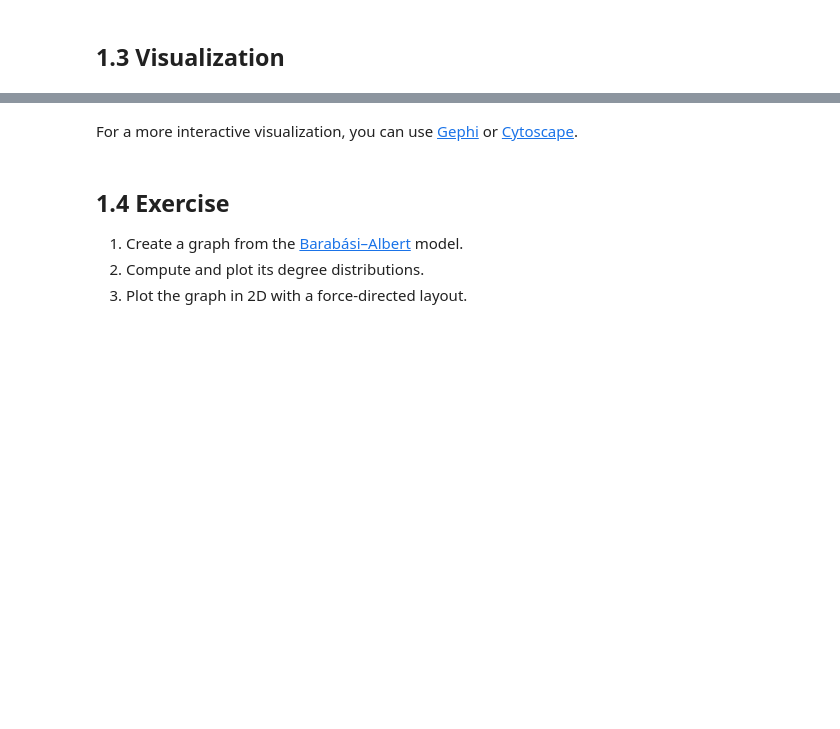
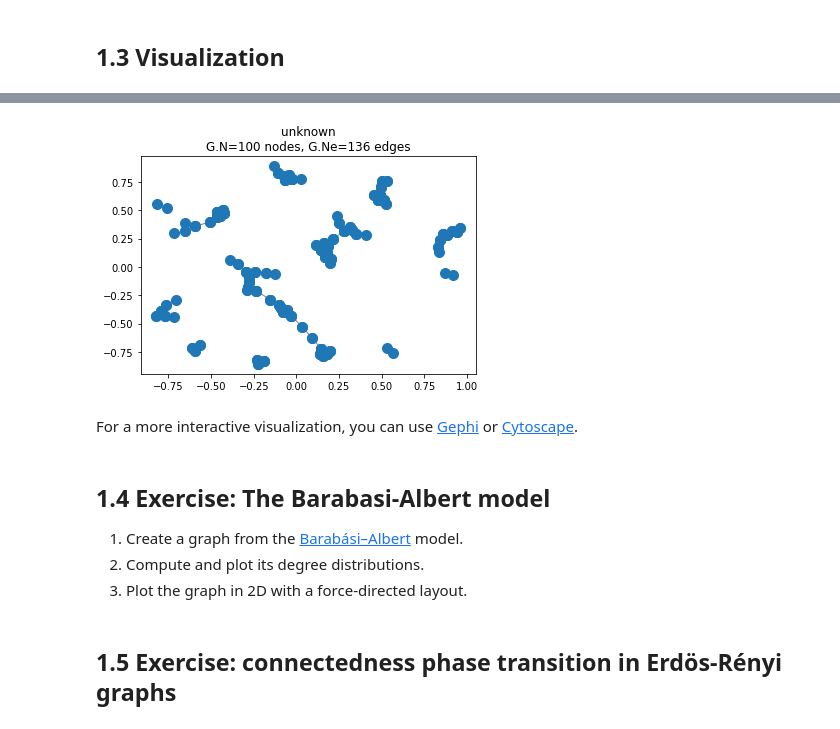
Before and after one commit to mdeff/pygsp_tutorial_graphsip, a Jupyter notebook: notebooks/01_graphs.ipynb, the cells around one changed output, grey strips where cells are left out. Saved outputs shown, nothing was run; the diff lists cells and outputs as text; code cells hidden in the pictures; blank space fills up the shorter version.

```diff
--- a/notebooks/01_graphs.ipynb
+++ b/notebooks/01_graphs.ipynb
@@ -97,10 +140,18 @@ G.plot()
+# %%
+G2 = graphs.Graph(G.W)
+G2.set_coordinates(kind='spring') #here with a spring based algorithm
+G2.plot()
+# %% [output]
+[figure, added]
 # %% [markdown]
 For a more interactive visualization, you can use [Gephi](https://gephi.org/) or [Cytoscape](http://www.cytoscape.org/).
 # %% [markdown]
-## 1.4 Exercise
+## 1.4 Exercise: The Barabasi-Albert model
 
 1. Create a graph from the [Barabási–Albert](https://en.wikipedia.org/wiki/Barab%C3%A1si%E2%80%93Albert_model) model.
 2. Compute and plot its degree distributions.
 3. Plot the graph in 2D with a force-directed layout.
 # %%
 # Your code here.
+# %% [markdown]
+## 1.5 Exercise: connectedness phase transition in Erdös-Rényi graphs
```
Also changed, not shown: parts of 24 cells of this notebook, 4 other files.
